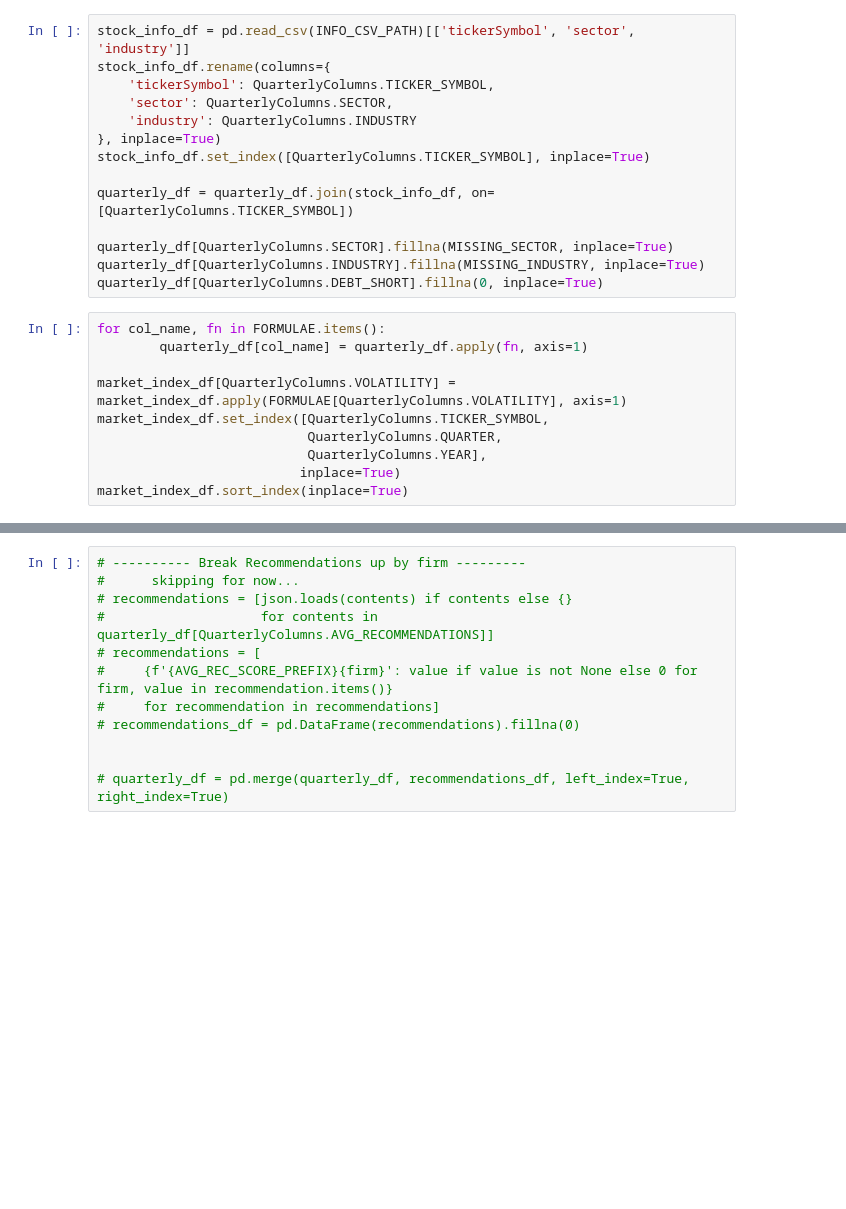
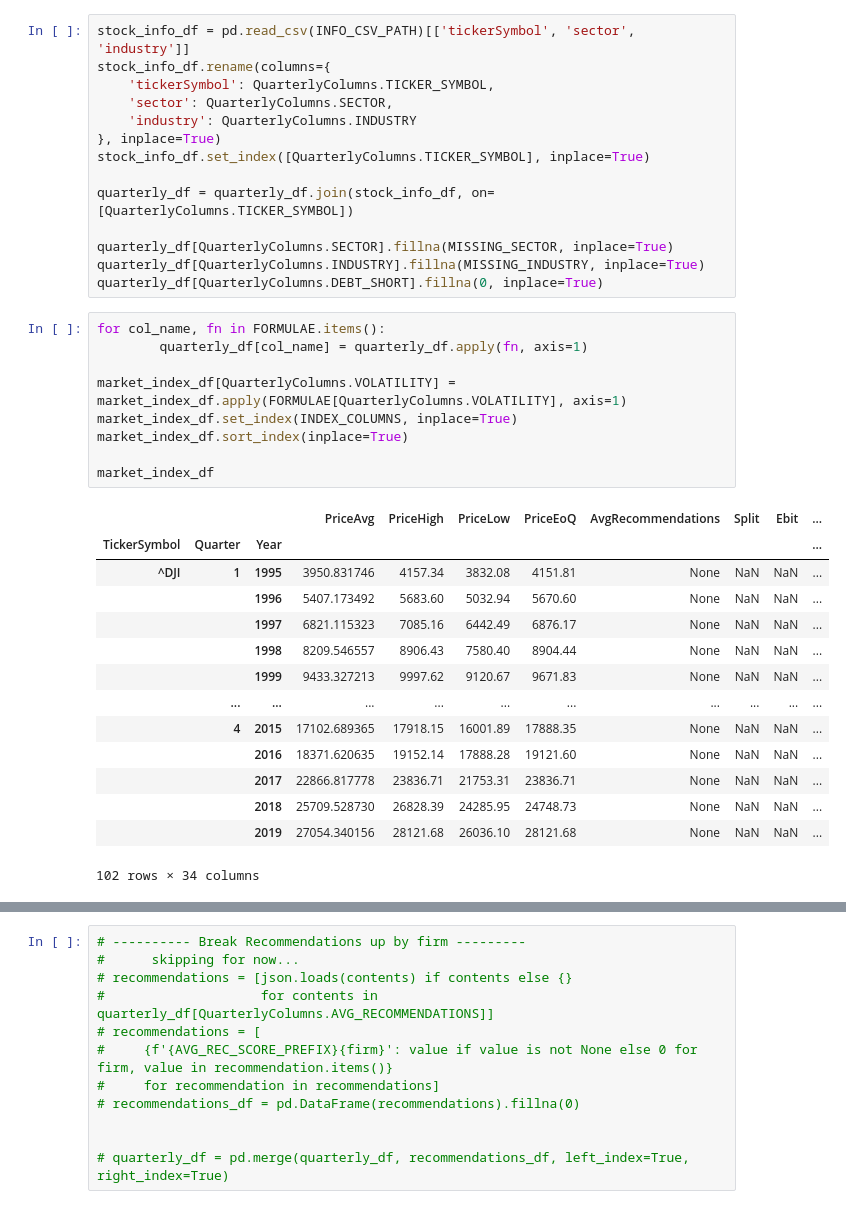
Before and after one commit to eschiff/finance_ml, a Jupyter notebook: finance_ml/notebooks/linear_model.ipynb, the cells around one changed output, grey strips where cells are left out. Cells and saved outputs as stored; diff of their text form; blank space fills up the shorter version.

```diff
--- a/finance_ml/notebooks/linear_model.ipynb
+++ b/finance_ml/notebooks/linear_model.ipynb
@@ -454,11 +543,25 @@ quarterly_df[QuarterlyColumns.DEBT_SHORT].fillna(0, inplace=True)
 # %%
 for col_name, fn in FORMULAE.items():
         quarterly_df[col_name] = quarterly_df.apply(fn, axis=1)
 
 market_index_df[QuarterlyColumns.VOLATILITY] = market_index_df.apply(FORMULAE[QuarterlyColumns.VOLATILITY], axis=1)
-market_index_df.set_index([QuarterlyColumns.TICKER_SYMBOL,
-                           QuarterlyColumns.QUARTER,
-                           QuarterlyColumns.YEAR],
-                          inplace=True)
+market_index_df.set_index(INDEX_COLUMNS, inplace=True)
 market_index_df.sort_index(inplace=True)
+
+market_index_df
+# %% [output]
+|  |  |  | PriceAvg | PriceHigh | PriceLow | PriceEoQ | AvgRecommendations | Split | Ebit | ... |
+| TickerSymbol | Quarter | Year |  |  |  |  |  |  |  | ... |
+| ^DJI | 1 | 1995 | 3950.831746 | 4157.34 | 3832.08 | 4151.81 | None | NaN | NaN | ... |
+|  |  | 1996 | 5407.173492 | 5683.60 | 5032.94 | 5670.60 | None | NaN | NaN | ... |
+|  |  | 1997 | 6821.115323 | 7085.16 | 6442.49 | 6876.17 | None | NaN | NaN | ... |
+|  |  | 1998 | 8209.546557 | 8906.43 | 7580.40 | 8904.44 | None | NaN | NaN | ... |
+|  |  | 1999 | 9433.327213 | 9997.62 | 9120.67 | 9671.83 | None | NaN | NaN | ... |
+|  | ... | ... | ... | ... | ... | ... | ... | ... | ... | ... |
+|  | 4 | 2015 | 17102.689365 | 17918.15 | 16001.89 | 17888.35 | None | NaN | NaN | ... |
+|  |  | 2016 | 18371.620635 | 19152.14 | 17888.28 | 19121.60 | None | NaN | NaN | ... |
+|  |  | 2017 | 22866.817778 | 23836.71 | 21753.31 | 23836.71 | None | NaN | NaN | ... |
+|  |  | 2018 | 25709.528730 | 26828.39 | 24285.95 | 24748.73 | None | NaN | NaN | ... |
+|  |  | 2019 | 27054.340156 | 28121.68 | 26036.10 | 28121.68 | None | NaN | NaN | ... |
+102 rows × 34 columns
 # %%
```
Also changed, not shown: parts of 30 cells of this notebook, 9 other files.
